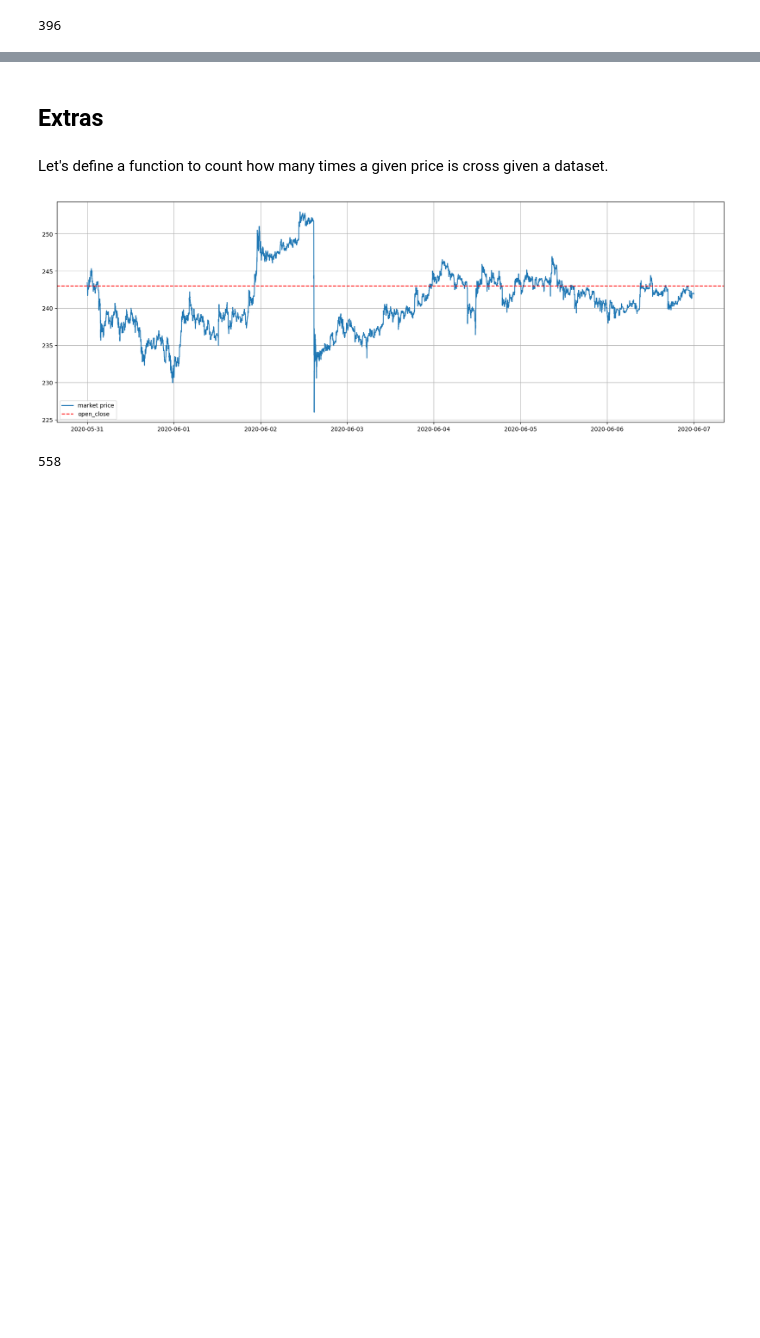
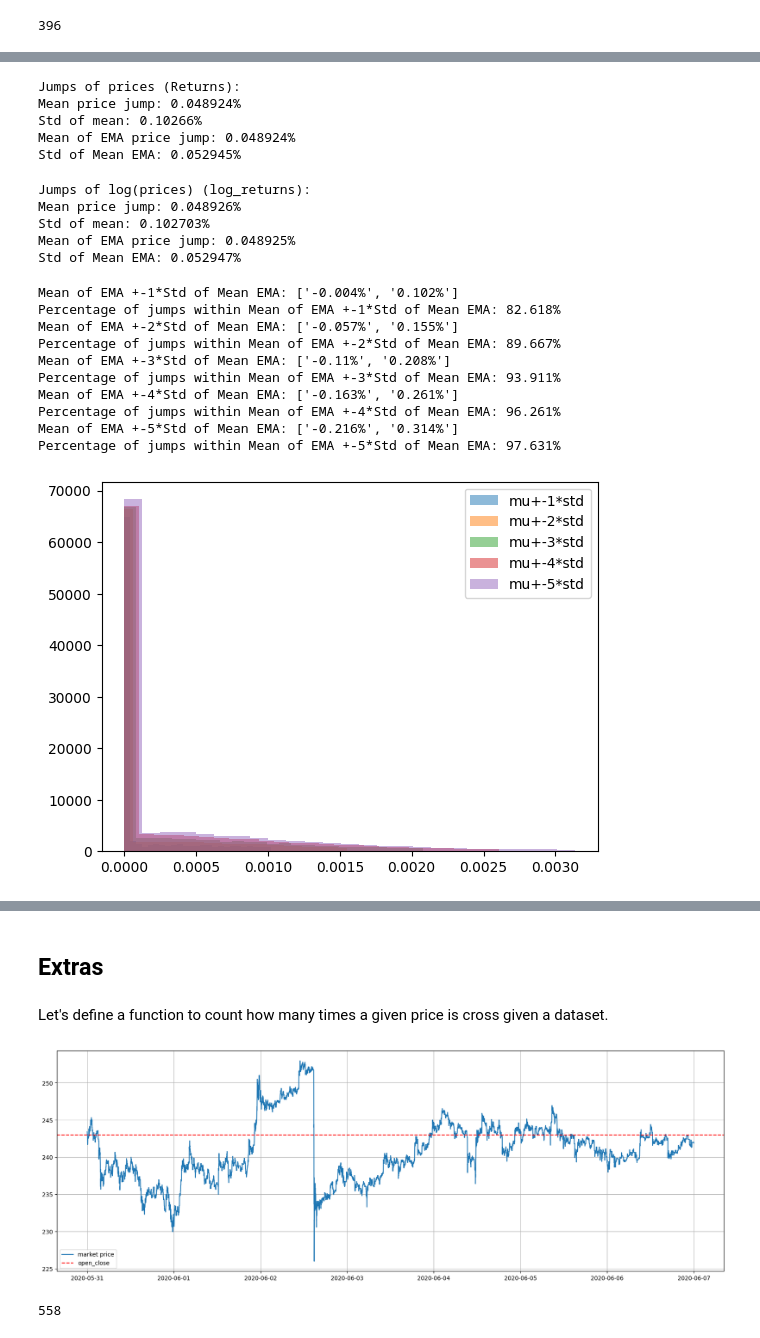
Before and after one commit to CruizeFinance/HedgingScripts, a Jupyter notebook: jupyter-lab/Simulations_oc_range.ipynb, the cells around one changed output, grey strips where cells are left out. Drawn from its saved outputs; the diff is of its cells as text; code cells hidden in the pictures; blank space fills up the shorter version.

```diff
--- a/jupyter-lab/Simulations_oc_range.ipynb
+++ b/jupyter-lab/Simulations_oc_range.ipynb
@@ -1319,0 +1590,2 @@ data = historical_data.loc[periods_n_open_close[0][0][0]+' 00:00:00':periods_n_o
+# %%
+data = historical_data
@@ -1321,3 +1595,6 @@ data = historical_data.loc[periods_n_open_close[0][0][0]+' 00:00:00':periods_n_o
 returns = data['close'].pct_change().dropna()
 log_returns = np.log(data['close']) \
         - np.log(data['close'].shift(1))
+log_returns = log_returns.dropna()
+abs_returns = abs(returns)
+abs_log_returns=abs(log_returns)
@@ -1338,3 +1600,0 @@ mu_returns_max, mu_returns_min
-# %%
-K = 3
-condition = (mu_abs_log_returns-K*std_ema_log_returns<log_returns)&(log_returns<mu_abs_log_returns+K*std_ema_log_returns)
@@ -1342,0 +1630,71 @@ mu_abs_log_returns+K*std_ema_log_returns
+# %%
+# Of returns
+emw_abs_returns = abs_returns.ewm(alpha=0.8, adjust=False)
+mu_sma_abs_returns = abs_returns.mean()
+mu_ema_abs_returns = emw_abs_returns.mean().mean()
+
+std_sma_abs_returns = abs_returns.std()
+std_ema_abs_returns = emw_abs_returns.std().mean()
+# Others
+mu_sma_abs_returns = abs(abs_returns).mean()
+abs_returns_max = abs_returns.max()
+abs_returns_min = abs_returns.min()
+
+# Of log-returns
+emw_abs_log_returns = abs_log_returns.ewm(alpha=0.8, adjust=False)
+mu_sma_abs_log_returns = abs_log_returns.mean()
+mu_ema_abs_log_returns = emw_abs_log_returns.mean().mean()
+
+std_sma_abs_log_returns = abs_log_returns.std()
+std_ema_abs_log_returns = emw_abs_log_returns.std().mean()
+
+
+# Others
+mu_sma_abs_log_returns = abs(abs_log_returns).mean()
+abs_log_returns_max = abs_log_returns.max()
+abs_log_returns_min = abs_log_returns.min()
+std_ema_abs_log_returns = abs(abs_log_returns).ewm(alpha=0.8, adjust=False).std().mean()
+# %%
+print("Jumps of prices (Returns):")
+print("Mean price jump:",str(round(mu_sma_abs_returns*100,6))+"%")
+print("Std of mean:",str(round(std_sma_abs_returns*100,6))+"%")
+print("Mean of EMA price jump:",str(round(mu_ema_abs_returns*100,6))+"%")
+print("Std of Mean EMA:",str(round(std_ema_abs_returns*100,6))+"%")
+# %% [output]
+Jumps of prices (Returns):
+Mean price jump: 0.048924%
+Std of mean: 0.10266%
+Mean of EMA price jump: 0.048924%
+Std of Mean EMA: 0.052945%
+# %%
+print("Jumps of log(prices) (log_returns):")
+print("Mean price jump:",str(round(mu_sma_abs_log_returns*100,6))+"%")
+print("Std of mean:",str(round(std_sma_abs_log_returns*100,6))+"%")
+print("Mean of EMA price jump:",str(round(mu_ema_abs_log_returns*100,6))+"%")
+print("Std of Mean EMA:",str(round(std_ema_abs_log_returns*100,6))+"%")
+# %% [output]
+Jumps of log(prices) (log_returns):
+Mean price jump: 0.048926%
+Std of mean: 0.102703%
+Mean of EMA price jump: 0.048925%
+Std of Mean EMA: 0.052947%
+# %%
+for K in range(1,6):
+    globals()["condition_"+str(K)] = (mu_ema_abs_log_returns-K*std_ema_abs_log_returns<abs_log_returns)&(abs_log_returns<mu_ema_abs_log_returns+K*std_ema_abs_log_returns)
+    print("Mean of EMA +-" +str(K)+"*Std of Mean EMA:", [str(round((mu_ema_abs_log_returns-K*std_ema_abs_log_returns)*100,3))+"%",str(round((mu_ema_abs_log_returns+K*std_ema_abs_log_returns)*100,3))+"%"])
+    print("Percentage of jumps within Mean of EMA +-" +str(K)+"*Std of Mean EMA:", str(round(len(abs_log_returns[globals()["condition_"+str(K)]])/len(abs_log_returns)*100,3))+"%")
+    plt.hist(abs_log_returns[globals()["condition_"+str(K)]], bins=25, alpha = 0.5, label = "mu+-"+str(K)+"*std")
+plt.legend(loc='upper right')
+plt.show()
+# %% [output]
+Mean of EMA +-1*Std of Mean EMA: ['-0.004%', '0.102%']
+Percentage of jumps within Mean of EMA +-1*Std of Mean EMA: 82.618%
+Mean of EMA +-2*Std of Mean EMA: ['-0.057%', '0.155%']
+Percentage of jumps within Mean of EMA +-2*Std of Mean EMA: 89.667%
+Mean of EMA +-3*Std of Mean EMA: ['-0.11%', '0.208%']
+Percentage of jumps within Mean of EMA +-3*Std of Mean EMA: 93.911%
+Mean of EMA +-4*Std of Mean EMA: ['-0.163%', '0.261%']
+Percentage of jumps within Mean of EMA +-4*Std of Mean EMA: 96.261%
+Mean of EMA +-5*Std of Mean EMA: ['-0.216%', '0.314%']
+Percentage of jumps within Mean of EMA +-5*Std of Mean EMA: 97.631%
+[figure, added]
```
Also changed, not shown: parts of 52 cells of this notebook.
